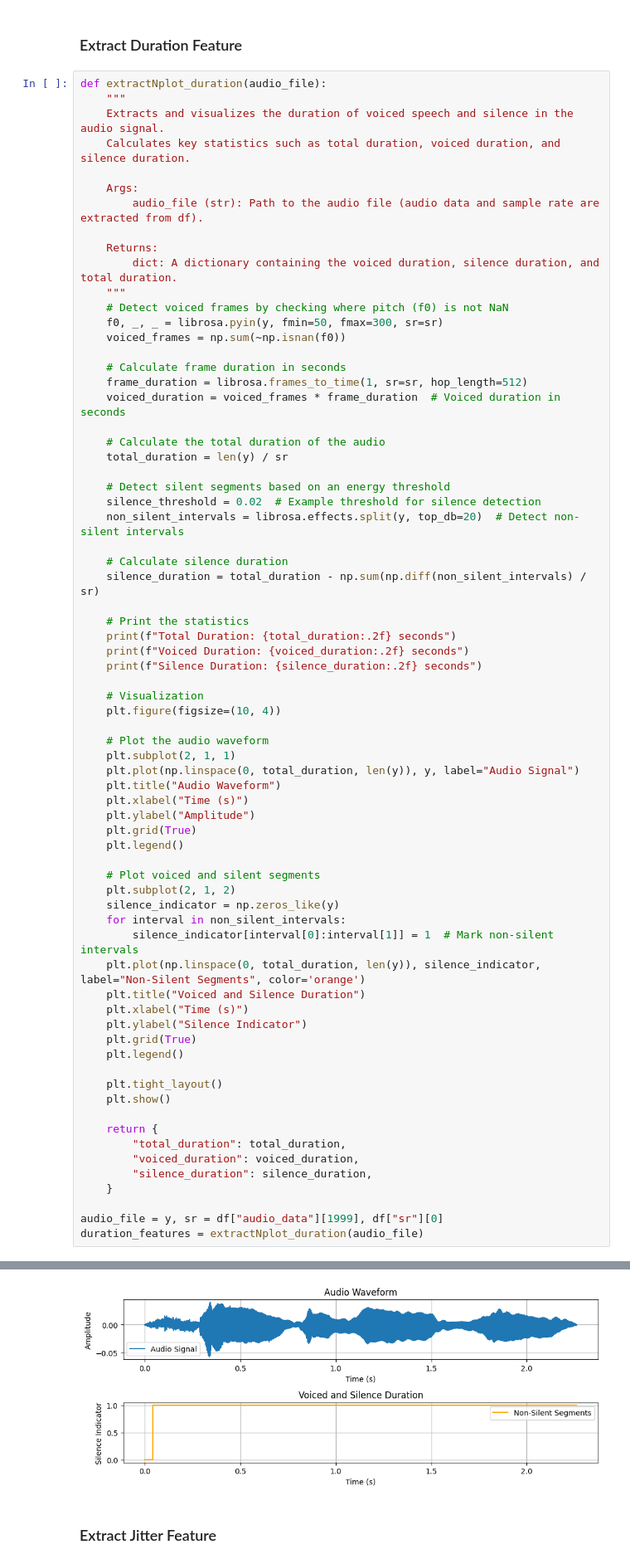
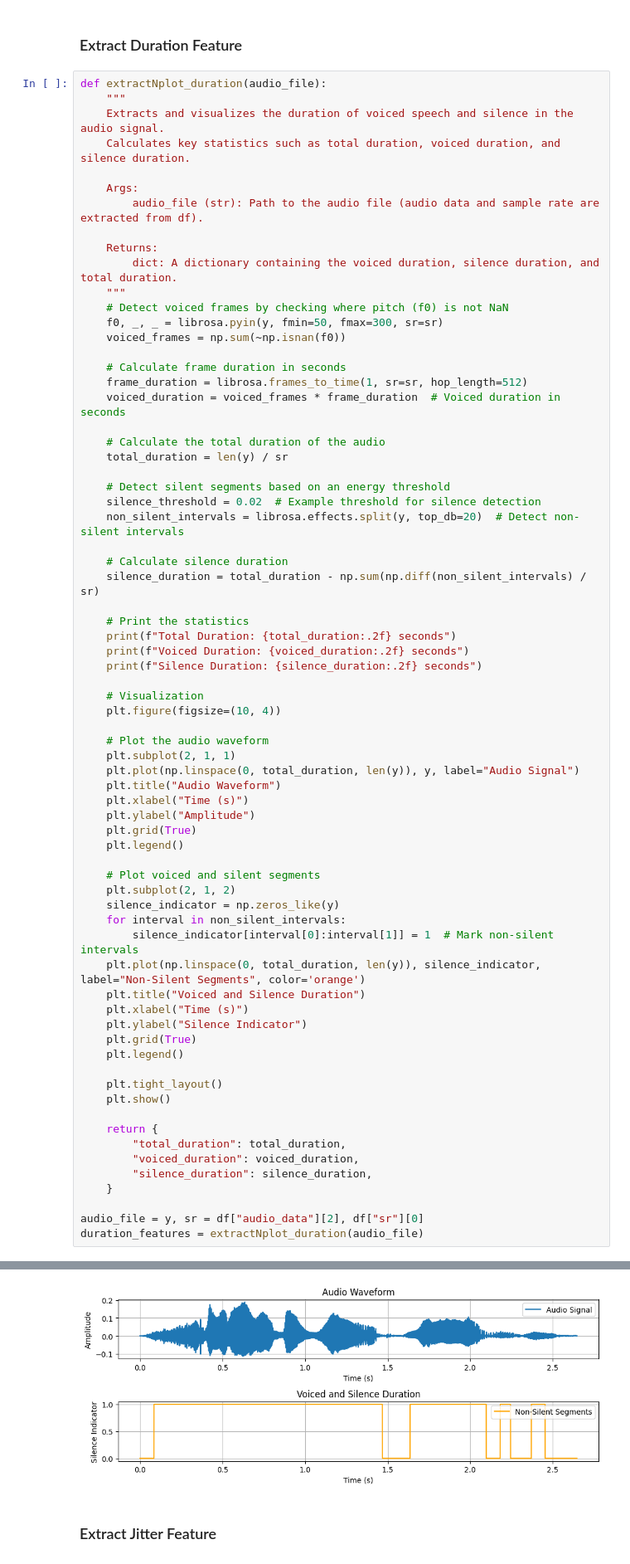
Before and after one commit to brunomfernandes45/emotion-detection, a Jupyter notebook: notebook.ipynb, the cells around one changed output, grey strips where cells are left out. Shown at 83% size. Cells and saved outputs as stored; diff of their text form.

```diff
--- a/notebook.ipynb
+++ b/notebook.ipynb
@@ -347,6 +321,6 @@ def extractNplot_duration(audio_file):
         "silence_duration": silence_duration,
     }
 
-audio_file = y, sr = df["audio_data"][1999], df["sr"][0]
+audio_file = y, sr = df["audio_data"][2], df["sr"][0]
 duration_features = extractNplot_duration(audio_file)
 # %% [output]
@@ -356,4 +330,4 @@ Silence Duration: 0.04 seconds
-[figure, old version]
+[figure, new version]
 # %% [markdown]
 ### Extract Jitter Feature
 # %%
```
Also changed, not shown: parts of 24 cells of this notebook.
